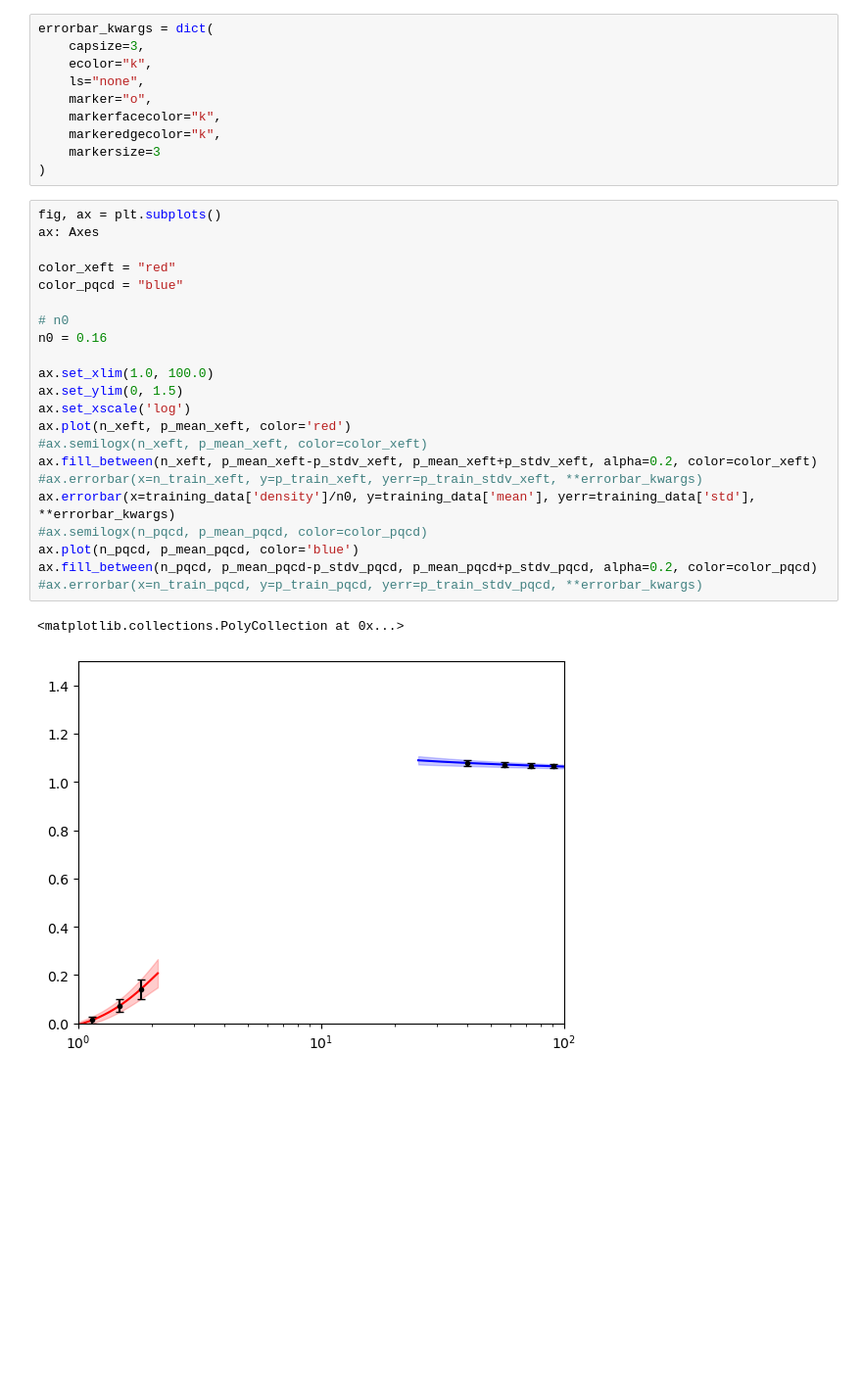
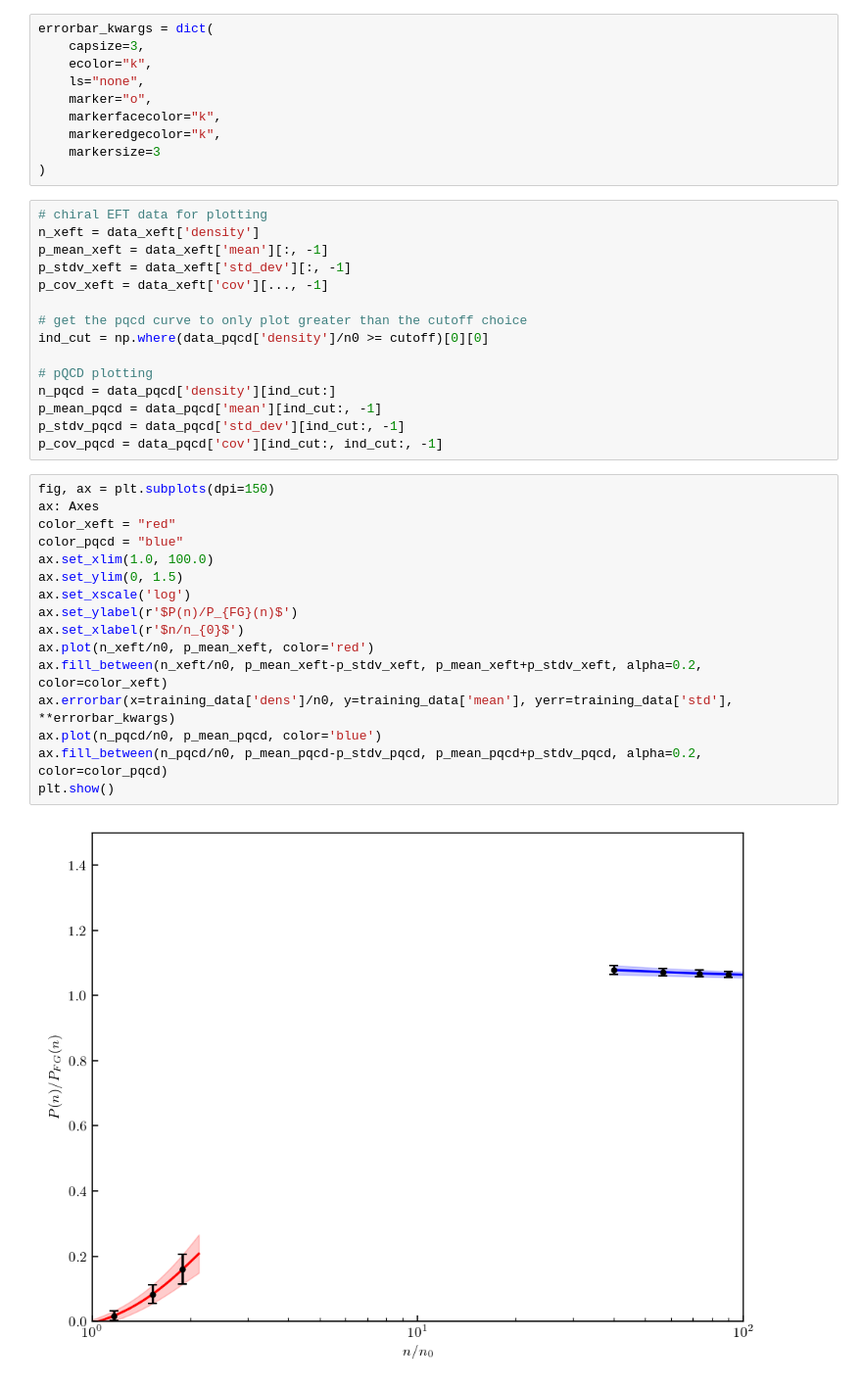
Before and after one commit to asemposki/neutron-rich-bmm, a Jupyter notebook: notebooks/model_mixing.ipynb, the cells around one changed output. Shown at 98% size. Drawn from its saved outputs; the diff is of its cells as text; blank space fills up the shorter version.

```diff
--- a/notebooks/model_mixing.ipynb
+++ b/notebooks/model_mixing.ipynb
@@ -98,28 +82,36 @@ errorbar_kwargs = dict(
     markeredgecolor="k",
     markersize=3
 )
+# %%
+# chiral EFT data for plotting
+n_xeft = data_xeft['density']
+p_mean_xeft = data_xeft['mean'][:, -1]
+p_stdv_xeft = data_xeft['std_dev'][:, -1]
+p_cov_xeft = data_xeft['cov'][..., -1]
+
+# get the pqcd curve to only plot greater than the cutoff choice
+ind_cut = np.where(data_pqcd['density']/n0 >= cutoff)[0][0]
+
+# pQCD plotting
+n_pqcd = data_pqcd['density'][ind_cut:]
+p_mean_pqcd = data_pqcd['mean'][ind_cut:, -1]
+p_stdv_pqcd = data_pqcd['std_dev'][ind_cut:, -1]
+p_cov_pqcd = data_pqcd['cov'][ind_cut:, ind_cut:, -1]
 # %%
-fig, ax = plt.subplots()
+fig, ax = plt.subplots(dpi=150)
 ax: Axes
-
 color_xeft = "red"
 color_pqcd = "blue"
-
-# n0
-n0 = 0.16
-
 ax.set_xlim(1.0, 100.0)
 ax.set_ylim(0, 1.5)
 ax.set_xscale('log')
-ax.plot(n_xeft, p_mean_xeft, color='red')
-#ax.semilogx(n_xeft, p_mean_xeft, color=color_xeft)
-ax.fill_between(n_xeft, p_mean_xeft-p_stdv_xeft, p_mean_xeft+p_stdv_xeft, alpha=0.2, color=color_xeft)
-#ax.errorbar(x=n_train_xeft, y=p_train_xeft, yerr=p_train_stdv_xeft, **errorbar_kwargs)
-ax.errorbar(x=training_data['density']/n0, y=training_data['mean'], yerr=training_data['std'], **errorbar_kwargs)
-#ax.semilogx(n_pqcd, p_mean_pqcd, color=color_pqcd)
-ax.plot(n_pqcd, p_mean_pqcd, color='blue')
-ax.fill_between(n_pqcd, p_mean_pqcd-p_stdv_pqcd, p_mean_pqcd+p_stdv_pqcd, alpha=0.2, color=color_pqcd)
-#ax.errorbar(x=n_train_pqcd, y=p_train_pqcd, yerr=p_train_stdv_pqcd, **errorbar_kwargs)
+ax.set_ylabel(r'$P(n)/P_{FG}(n)$')
+ax.set_xlabel(r'$n/n_{0}$')
+ax.plot(n_xeft/n0, p_mean_xeft, color='red')
+ax.fill_between(n_xeft/n0, p_mean_xeft-p_stdv_xeft, p_mean_xeft+p_stdv_xeft, alpha=0.2, color=color_xeft)
+ax.errorbar(x=training_data['dens']/n0, y=training_data['mean'], yerr=training_data['std'], **errorbar_kwargs)
+ax.plot(n_pqcd/n0, p_mean_pqcd, color='blue')
+ax.fill_between(n_pqcd/n0, p_mean_pqcd-p_stdv_pqcd, p_mean_pqcd+p_stdv_pqcd, alpha=0.2, color=color_pqcd)
+plt.show()
 # %% [output]
-<matplotlib.collections.PolyCollection at 0x...>
-[figure, old version]
+[figure, new version]
```
Also changed, not shown: parts of 36 cells of this notebook, 3 other files.
